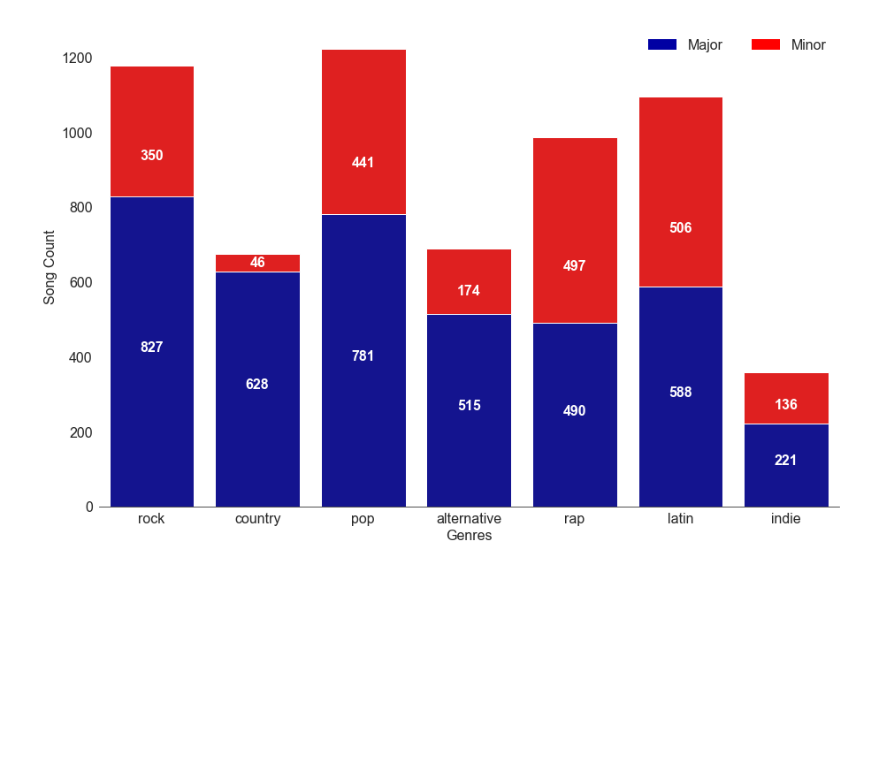
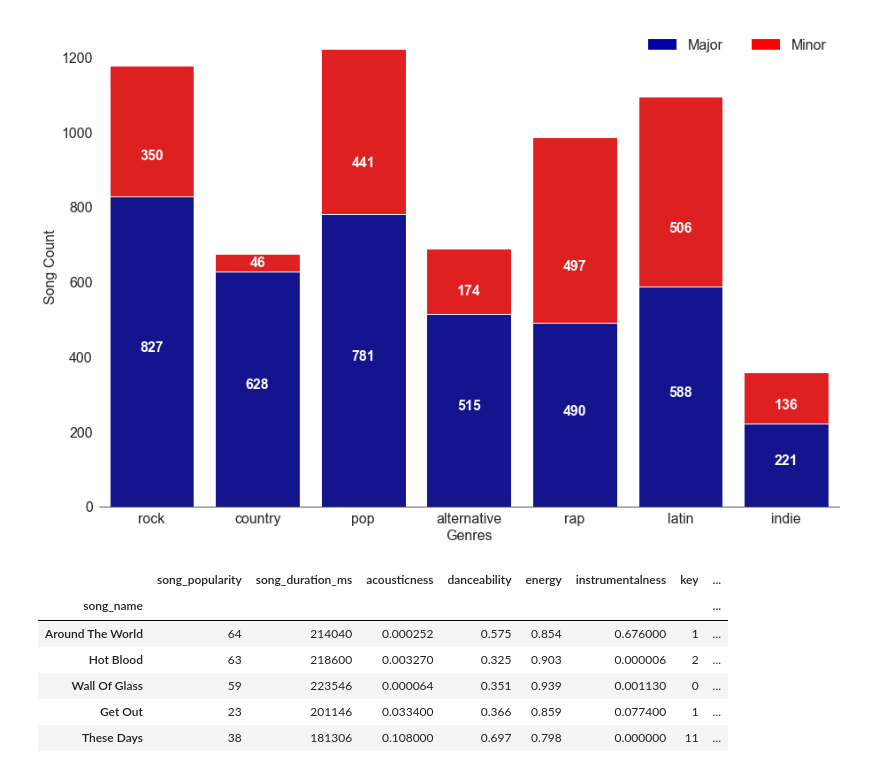
Before and after one commit to GolAbrishami/anlt232hw2, a Jupyter notebook: temp.ipynb, the cells around one changed output. Cells and saved outputs as stored; diff of their text form; code cells hidden in the pictures; blank space fills up the shorter version.

```diff
--- a/temp.ipynb
+++ b/temp.ipynb
@@ -344,6 +351,16 @@ for i in X:
     bottom_plot.text(i, major[i] + minor[i]/3.5, minor[i], color ="white", ha = "center", fontsize = 16, weight = "bold")
 # %% [output]
 [figure]
+# %%
+new_songs_df.tail()
+# %% [output]
+|  | song_popularity | song_duration_ms | acousticness | danceability | energy | instrumentalness | key | ... |
+| song_name |  |  |  |  |  |  |  | ... |
+| Around The World | 64 | 214040 | 0.000252 | 0.575 | 0.854 | 0.676000 | 1 | ... |
+| Hot Blood | 63 | 218600 | 0.003270 | 0.325 | 0.903 | 0.000006 | 2 | ... |
+| Wall Of Glass | 59 | 223546 | 0.000064 | 0.351 | 0.939 | 0.001130 | 0 | ... |
+| Get Out | 23 | 201146 | 0.033400 | 0.366 | 0.859 | 0.077400 | 1 | ... |
+| These Days | 38 | 181306 | 0.108000 | 0.697 | 0.798 | 0.000000 | 11 | ... |
 # %%
 songdata_valence = pd.pivot_table(new_songs_df,values='audio_valence',
                                            index='key', columns='genres', aggfunc=np.median)
```
Also changed, not shown: parts of 11 cells of this notebook.
